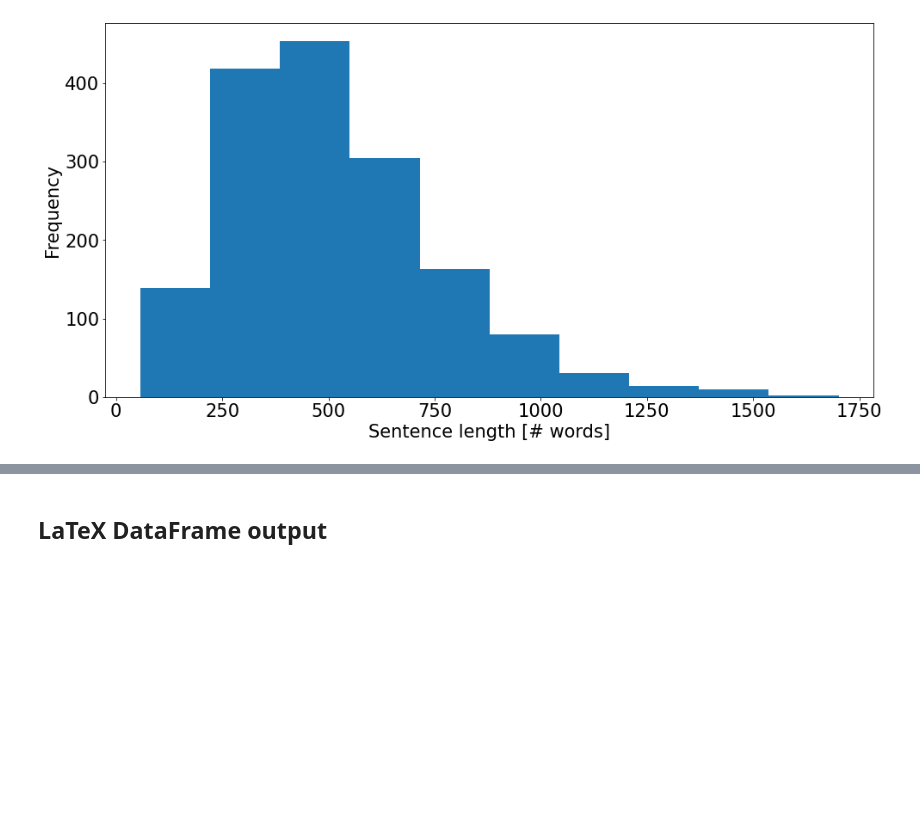
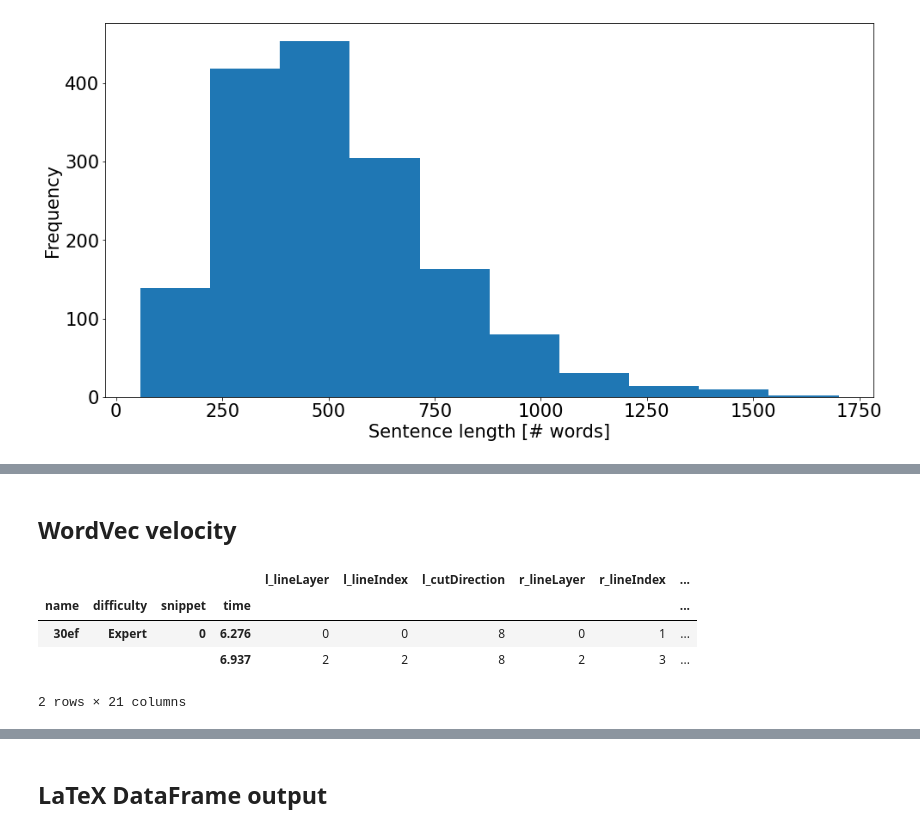
Before and after one commit to ronaldluc/DeepSaber, a Jupyter notebook: src/notebooks/data_exploration.ipynb, the cells around one changed output, grey strips where cells are left out. Drawn from its saved outputs; the diff is of its cells as text; code cells hidden in the pictures; blank space fills up the shorter version.

```diff
--- a/src/notebooks/data_exploration.ipynb
+++ b/src/notebooks/data_exploration.ipynb
@@ -168,0 +157,10 @@ plot_sentence_lengths(train)
+# %% [markdown]
+## WordVec velocity
+# %%
+val.head(2)
+# %% [output]
+|  |  |  |  | l_lineLayer | l_lineIndex | l_cutDirection | r_lineLayer | r_lineIndex | ... |
+| name | difficulty | snippet | time |  |  |  |  |  | ... |
+| 30ef | Expert | 0 | 6.276 | 0 | 0 | 8 | 0 | 1 | ... |
+|  |  |  | 6.937 | 2 | 2 | 8 | 2 | 3 | ... |
+2 rows × 21 columns
```
Also changed, not shown: parts of 12 cells of this notebook, 5 other files.
